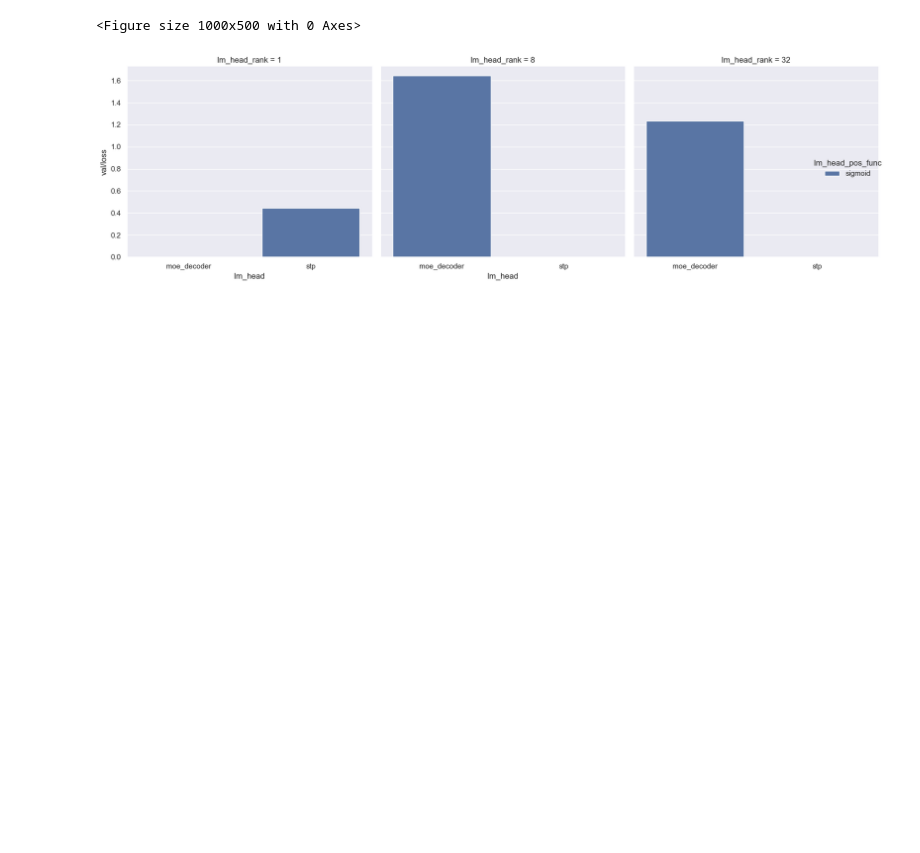
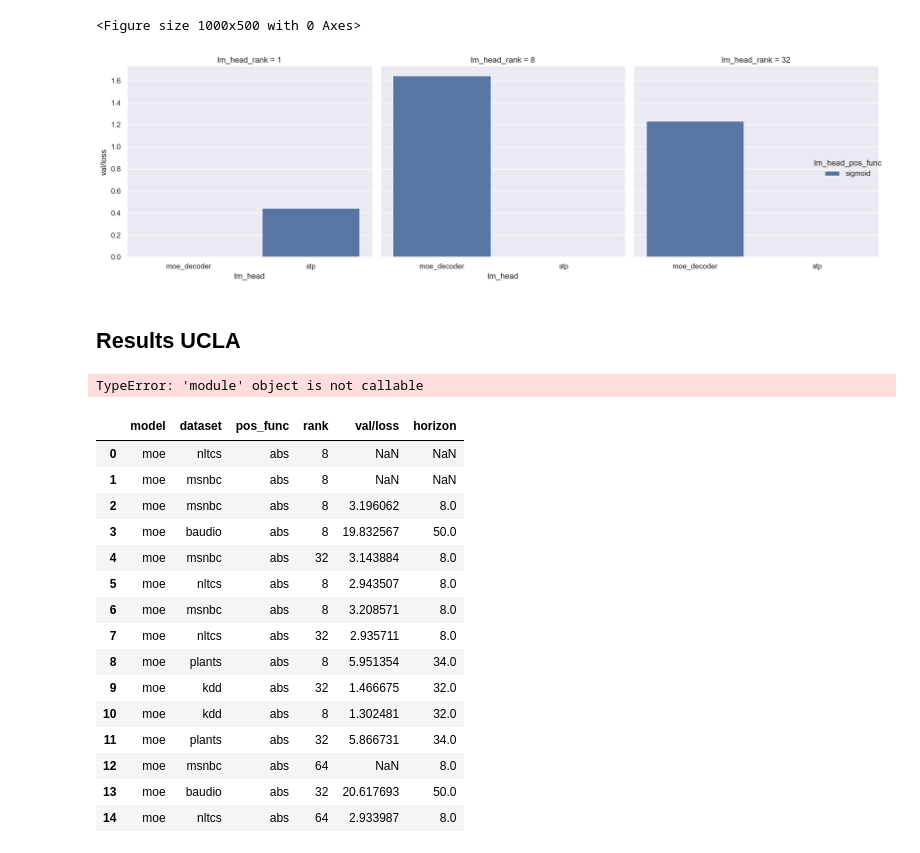
Before and after one commit to marawangamal/ptn, a Jupyter notebook: scripts/results.ipynb, the cells around one changed output. Drawn from its saved outputs; the diff is of its cells as text; code cells hidden in the pictures; blank space fills up the shorter version.

Commit message:
Update ucla script

```diff
--- a/scripts/results.ipynb
+++ b/scripts/results.ipynb
@@ -257,3 +257,68 @@ plt.tight_layout(); plt.show()
 # %% [output]
 <Figure size 1000x500 with 0 Axes>
 [figure]
+# %% [markdown]
+## Results UCLA
+# %%
+import wandb, numpy as np, pandas as pd
+from tqdm import tqdm
+
+api = wandb.Api()
+PROJECT = "marawan-gamal/ctn-ucla"
+
+
+def get_min_val(run, key='val/loss'):
+    vals = []
+    for row in run.scan_history(keys=[key], page_size=10000):
+        v = row.get(key)
+        if isinstance(v, (int, float)):
+            vals.append(float(v))
+        elif isinstance(v, str):
+            try:
+                vals.append(float(v))
+            except ValueError:
+                pass
+    return np.min(vals) if vals else float("nan")
+
+rows = []
+for run in tqdm(api.runs(PROJECT)):
+    min_val_loss = get_min_val(run, key='val/loss')
+    horizon = get_min_val(run, key='horizon')
+    rows.append({
+        "model": run.config["model"],
+        "dataset": run.config["dataset"],
+        "pos_func": run.config["pos_func"],
+        "rank": run.config["rank"],
+        "val/loss": min_val_loss,
+        "horizon": horizon,
+        "name": run.name,
+    })
+
+df = pd.DataFrame(rows)
+df['val/loss'] = df['val/loss'] * df['horizon']
+df
+# %% [output]
+TypeError: 'module' object is not callable
+# %%
+# group by run name
+df.groupby('name').min().reset_index()
+# remove the name
+df2 = df.drop(columns=['name'])
+df2
+# %% [output]
+|  | model | dataset | pos_func | rank | val/loss | horizon |
+| 0 | moe | nltcs | abs | 8 | NaN | NaN |
+| 1 | moe | msnbc | abs | 8 | NaN | NaN |
+| 2 | moe | msnbc | abs | 8 | 3.196062 | 8.0 |
+| 3 | moe | baudio | abs | 8 | 19.832567 | 50.0 |
+| 4 | moe | msnbc | abs | 32 | 3.143884 | 8.0 |
+| 5 | moe | nltcs | abs | 8 | 2.943507 | 8.0 |
+| 6 | moe | msnbc | abs | 8 | 3.208571 | 8.0 |
+| 7 | moe | nltcs | abs | 32 | 2.935711 | 8.0 |
+| 8 | moe | plants | abs | 8 | 5.951354 | 34.0 |
+| 9 | moe | kdd | abs | 32 | 1.466675 | 32.0 |
+| 10 | moe | kdd | abs | 8 | 1.302481 | 32.0 |
+| 11 | moe | plants | abs | 32 | 5.866731 | 34.0 |
+| 12 | moe | msnbc | abs | 64 | NaN | 8.0 |
+| 13 | moe | baudio | abs | 32 | 20.617693 | 50.0 |
+| 14 | moe | nltcs | abs | 64 | 2.933987 | 8.0 |
```
Also changed, not shown: parts of 4 cells of this notebook, 3 other files.
